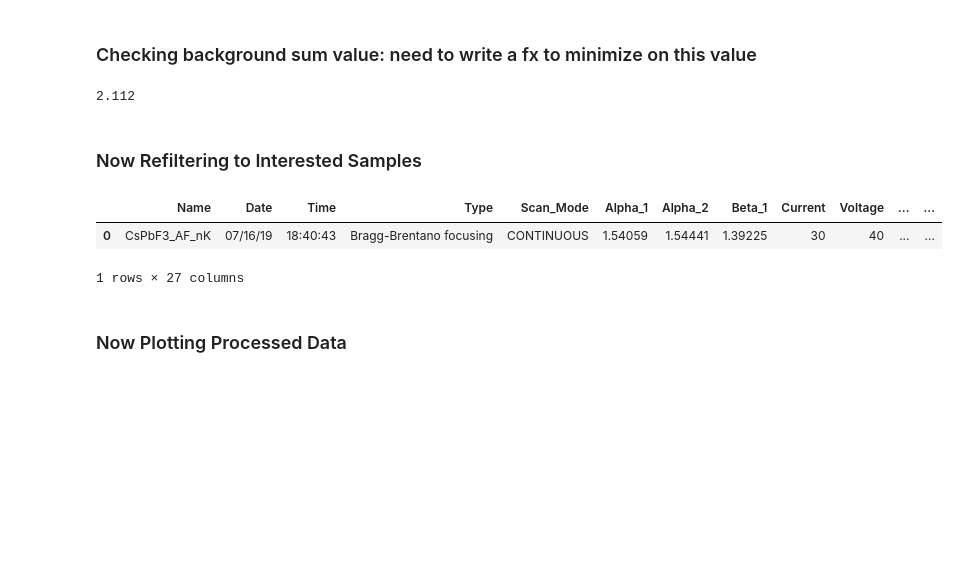
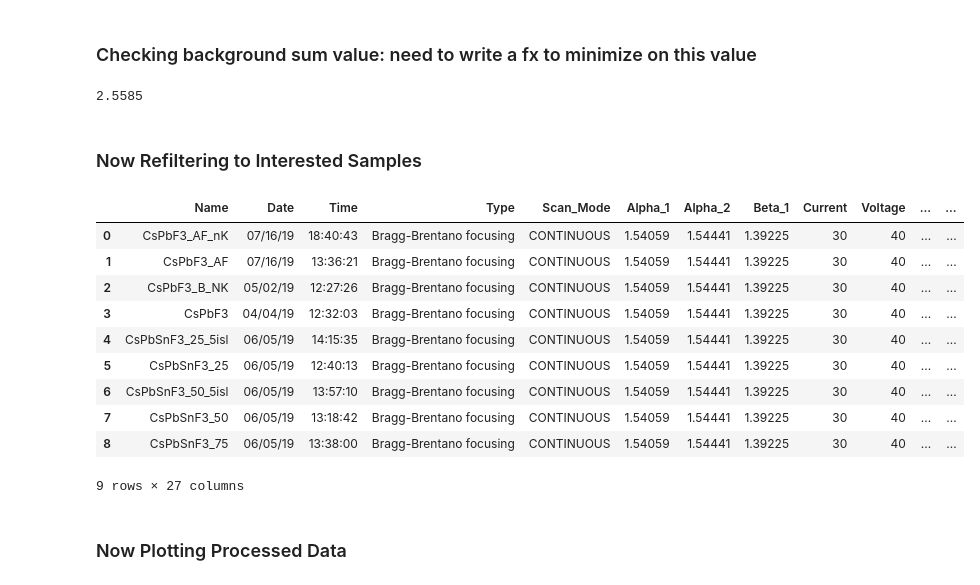
Before and after one commit to fenning-research-group/Python-Utilities, a Jupyter notebook: FrgTools/Example Notebooks/Smartlab XRD Processing/XRD_Plotter.ipynb, the cells around one changed output. Cells and saved outputs as stored; diff of their text form; code cells hidden in the pictures; blank space fills up the shorter version.

```diff
--- a/FrgTools/Example Notebooks/Smartlab XRD Processing/XRD_Plotter.ipynb
+++ b/FrgTools/Example Notebooks/Smartlab XRD Processing/XRD_Plotter.ipynb
@@ -156,7 +162,7 @@ row
 ## Normalizng All XRD Data
 # %%
 for n in tqdm(range(0, row, 1)):
-    df['Counts_Norm'][n] = (df['Counts_Raw'][n]/ max(df['Counts_Raw'][0])).round(3)
+    df['Counts_Norm'][n] = (df['Counts_Raw'][n]/ max(df['Counts_Raw'][n])).round(3)
 # %% [markdown]
 ## Noise Filtering
 # %%
@@ -203,7 +209,7 @@ for n in range(0, len(leftofpeak)): # a more robust math function can be used he
 for n in tqdm(range(0, row, 1)): #peak index in angle array
     df['Counts_F4'][n] = df['Counts_F1'][n]-background[n]
     df['Counts_F4'][n][df['Counts_F4'][n]< 0] = 0
-    df['Counts_F4'][n] = (df['Counts_F4'][n]/ max(df['Counts_F4'][0])).round(3)
+    df['Counts_F4'][n] = (df['Counts_F4'][n]/ max(df['Counts_F4'][n])).round(3)
 
 for j in range(0, row, 1): #peak angles
     somelist = []
@@ -278,25 +284,33 @@ for n in range(0, len(background)):
     total = total + background[n]
 total
 # %% [output]
-2.112
+2.5585
 # %% [markdown]
 ### Now Refiltering to Interested Samples
 # %%
 df_filter1 = df[df.Name.str.contains("CsPb")]
 # filter condition 2:
-df_filter2 = df_filter1[df_filter1.Name.str.contains("nK")]
+df_filter2 = df_filter1[df_filter1.Name.str.contains("")]
 
 # # filter condition 3: #1 = reverse, #2 = forward, depends on actual settings when measurement taken
 # df_filter3 = df_filter2[df_filter2.Type.str.contains("2")]
 
 df_filter2.reset_index(drop=True, inplace=True)
 
 # observing your dataset before plotting
 df_filter2
 # %% [output]
 |  | Name | Date | Time | Type | Scan_Mode | Alpha_1 | Alpha_2 | Beta_1 | Current | Voltage | ... | ... |
 | 0 | CsPbF3_AF_nK | 07/16/19 | 18:40:43 | Bragg-Brentano focusing | CONTINUOUS | 1.54059 | 1.54441 | 1.39225 | 30 | 40 | ... | ... |
+| 1 | CsPbF3_AF | 07/16/19 | 13:36:21 | Bragg-Brentano focusing | CONTINUOUS | 1.54059 | 1.54441 | 1.39225 | 30 | 40 | ... | ... |
+| 2 | CsPbF3_B_NK | 05/02/19 | 12:27:26 | Bragg-Brentano focusing | CONTINUOUS | 1.54059 | 1.54441 | 1.39225 | 30 | 40 | ... | ... |
+| 3 | CsPbF3 | 04/04/19 | 12:32:03 | Bragg-Brentano focusing | CONTINUOUS | 1.54059 | 1.54441 | 1.39225 | 30 | 40 | ... | ... |
+| 4 | CsPbSnF3_25_5isl | 06/05/19 | 14:15:35 | Bragg-Brentano focusing | CONTINUOUS | 1.54059 | 1.54441 | 1.39225 | 30 | 40 | ... | ... |
+| 5 | CsPbSnF3_25 | 06/05/19 | 12:40:13 | Bragg-Brentano focusing | CONTINUOUS | 1.54059 | 1.54441 | 1.39225 | 30 | 40 | ... | ... |
+| 6 | CsPbSnF3_50_5isl | 06/05/19 | 13:57:10 | Bragg-Brentano focusing | CONTINUOUS | 1.54059 | 1.54441 | 1.39225 | 30 | 40 | ... | ... |
+| 7 | CsPbSnF3_50 | 06/05/19 | 13:18:42 | Bragg-Brentano focusing | CONTINUOUS | 1.54059 | 1.54441 | 1.39225 | 30 | 40 | ... | ... |
+| 8 | CsPbSnF3_75 | 06/05/19 | 13:38:00 | Bragg-Brentano focusing | CONTINUOUS | 1.54059 | 1.54441 | 1.39225 | 30 | 40 | ... | ... |
-1 rows × 27 columns
+9 rows × 27 columns
 # %% [markdown]
 ### Now Plotting Processed Data
 # %%
```
Also changed, not shown: parts of 2 cells of this notebook.
